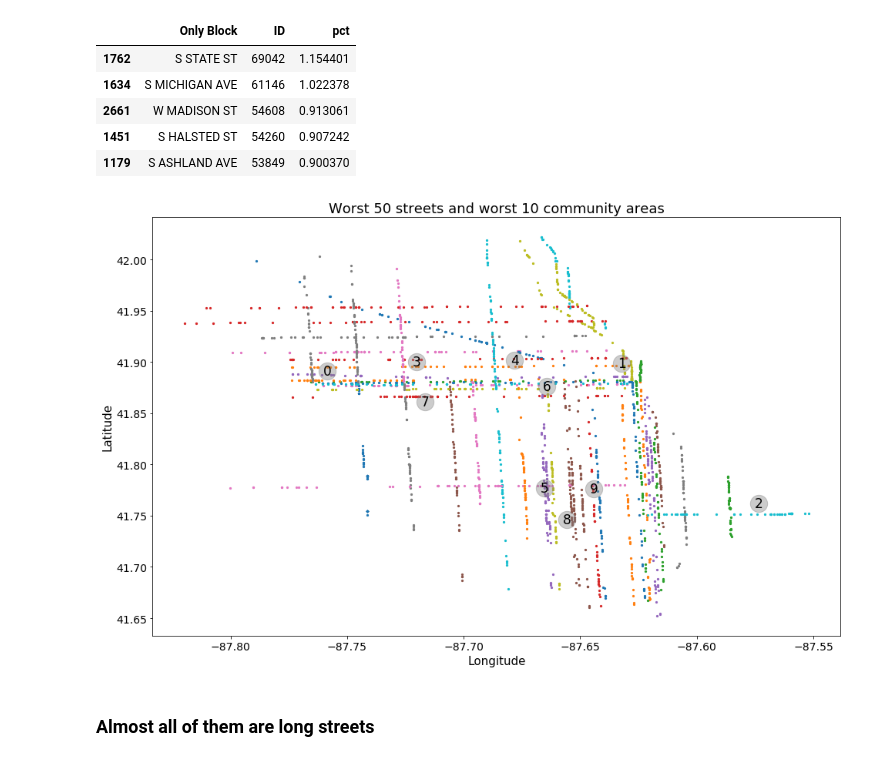
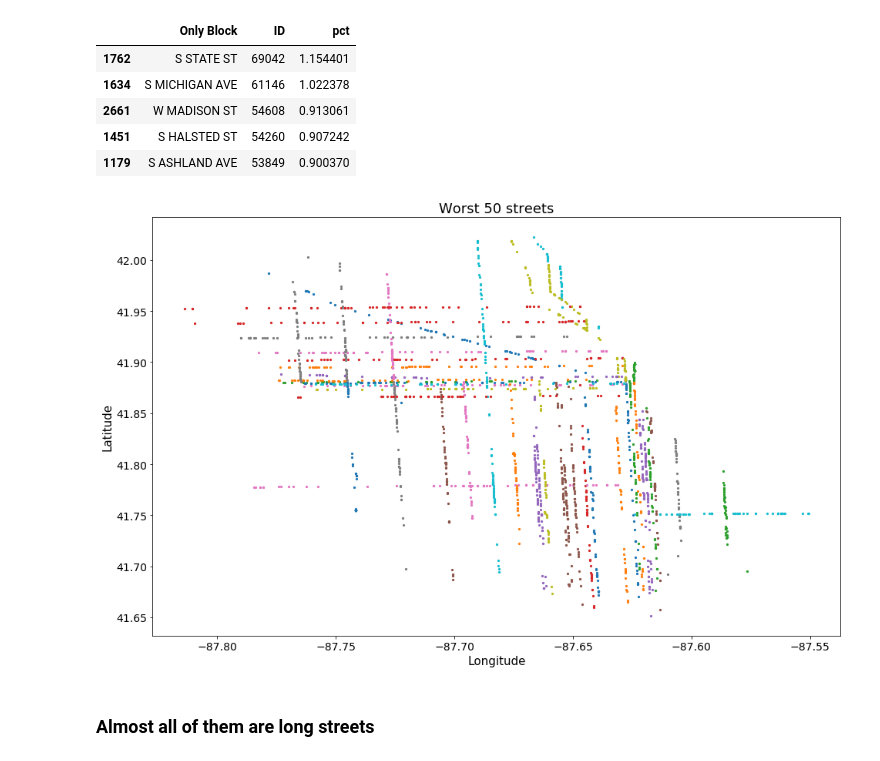
Before and after one commit to belkasanek/eda_chicago_crime_data, a Jupyter notebook: chicago_crimes_eda.ipynb, the cells around one changed output. Saved outputs shown, nothing was run; the diff lists cells and outputs as text; code cells hidden in the pictures.

```diff
--- a/chicago_crimes_eda.ipynb
+++ b/chicago_crimes_eda.ipynb
@@ -256,24 +275,20 @@ temp.head(5)
 # %%
 fig = plt.figure(figsize=(16, 10))
 
 _temp = df.loc[(df['Longitude'].between(-90, -85) & df['Latitude'].between(39, 43)),
                ['Longitude', 'Latitude', 'Only Block']].copy()
 
 for street in arr_most_crime:
     sam = _temp.loc[_temp['Only Block'] == street, ['Longitude', 'Latitude']].sample(50)
     plt.scatter(sam['Longitude'], sam['Latitude'], s=5)
 
-plt.scatter(com_cor['Longitude'], com_cor['Latitude'], s=500, alpha=0.4, c='grey')
-for row_number, row in com_cor.iterrows():
-    plt.text(row['Longitude'], row['Latitude'], s=row_number, ha='center', va='center', color='k', size=17)
-
-plt.title('Worst 50 streets and worst 10 community areas', size=18)
+plt.title('Worst 50 streets', size=18)
 plt.xlabel('Longitude', fontsize=15)
 plt.ylabel('Latitude', fontsize=15)
 plt.yticks(fontsize=14)
 plt.xticks(fontsize=14)
 del _temp
 # %% [output]
-[figure, old version]
+[figure, new version]
 # %% [markdown]
 ### Almost all of them are long streets
```
Also changed, not shown: parts of 25 cells of this notebook.
